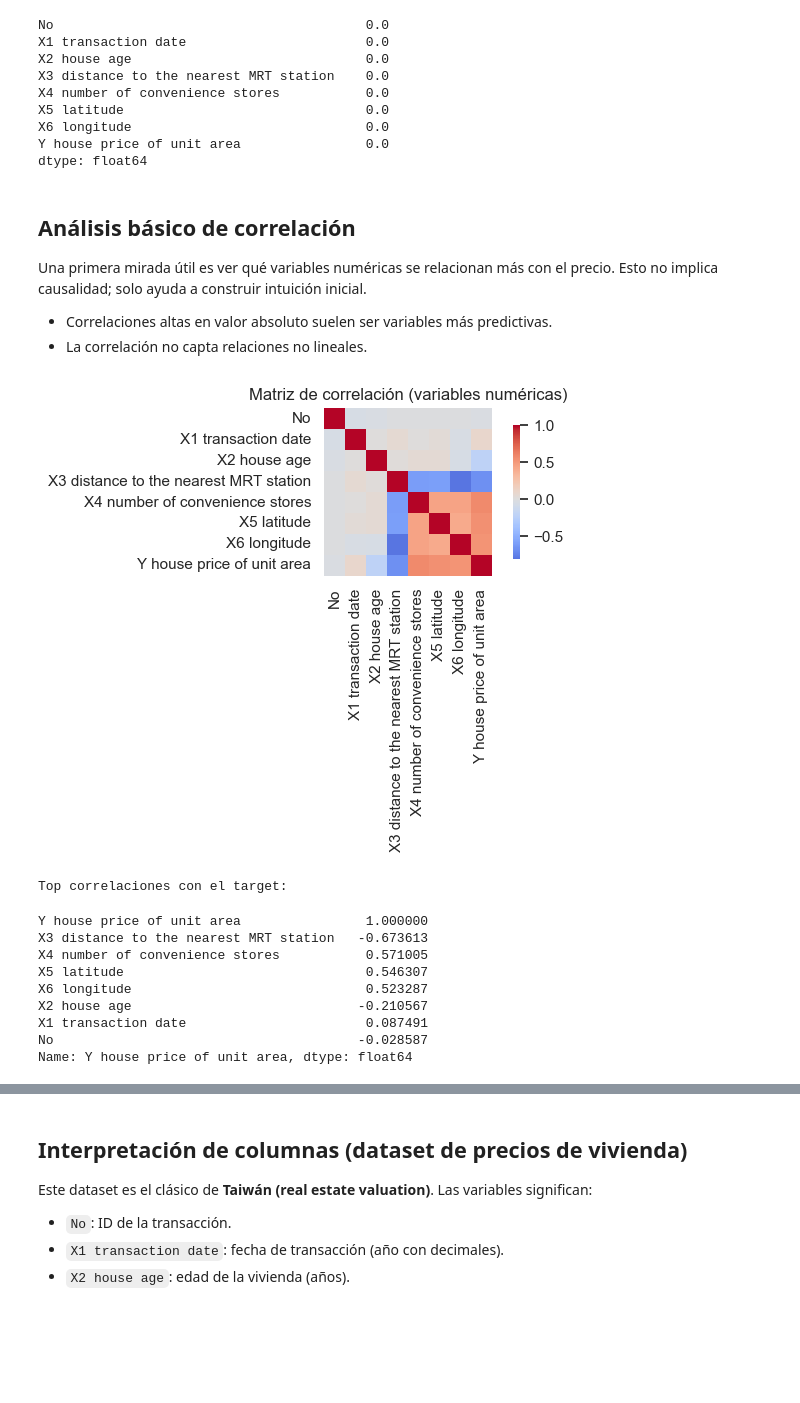
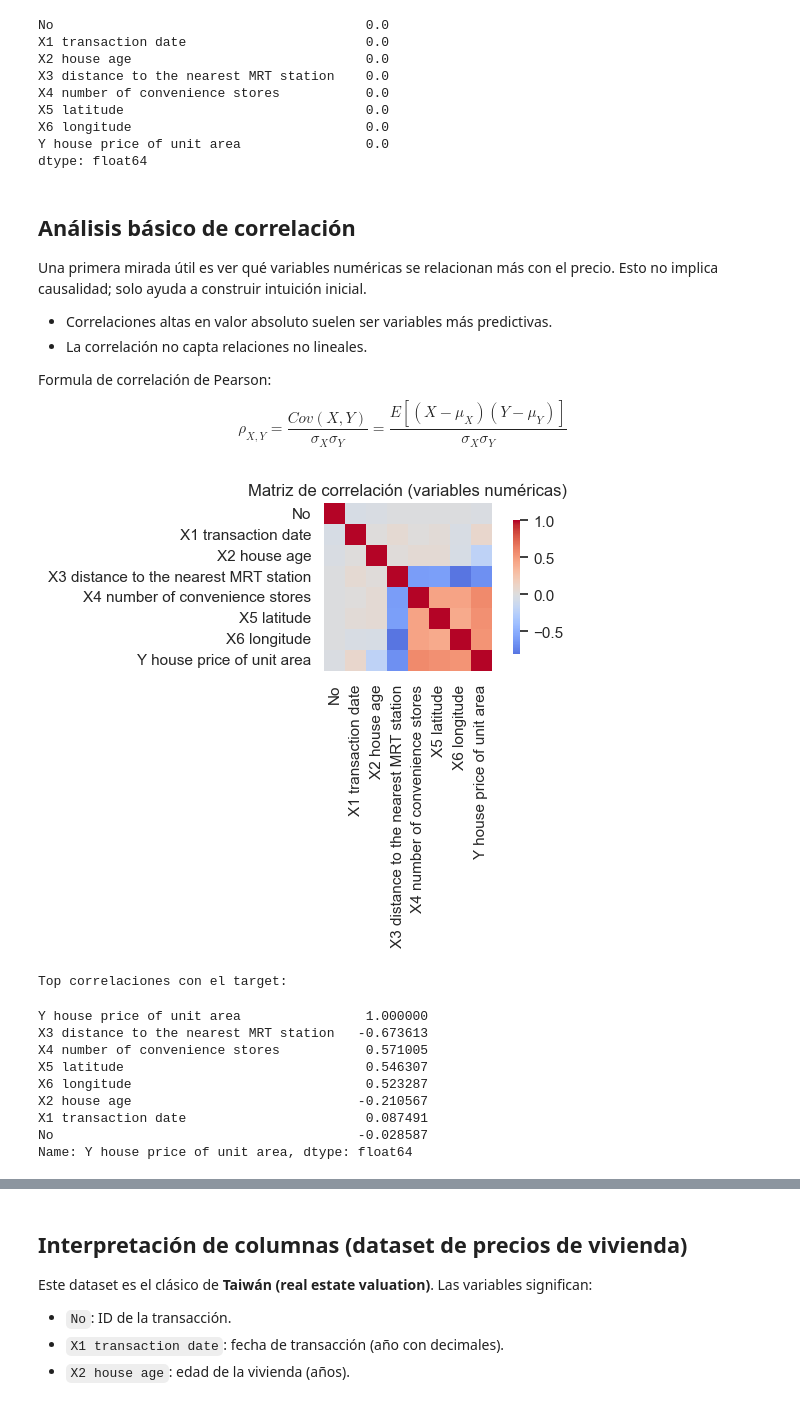
Before and after one commit to santineiraher/HE2_Consultor-a_IA_Responsable, a Jupyter notebook: Semana 03 - Regresión (MCO) y Paradigma/scripts/HE2_regresion_elasticnet_pipeline.ipynb, the cells around one changed output, grey strips where cells are left out. Drawn from its saved outputs; the diff is of its cells as text; code cells hidden in the pictures; blank space fills up the shorter version.

```diff
--- a/Semana 03 - Regresión (MCO) y Paradigma/scripts/HE2_regresion_elasticnet_pipeline.ipynb
+++ b/Semana 03 - Regresión (MCO) y Paradigma/scripts/HE2_regresion_elasticnet_pipeline.ipynb
@@ -114,30 +127,34 @@ Una primera mirada útil es ver qué variables numéricas se relacionan más con
 
 - Correlaciones altas en valor absoluto suelen ser variables más predictivas.
 - La correlación no capta relaciones no lineales.
+
+Formula de correlación de Pearson:
+$$\rho_{X,Y} = \frac{Cov(X,Y)}{\sigma_X \sigma_Y} = \frac{E[(X - \mu_X)(Y - \mu_Y)]}{\sigma_X \sigma_Y}
+$$
 # %%
 numeric_cols = df.select_dtypes(include=["number"]).columns
-corr = df[numeric_cols].corr()
+corr = df[numeric_cols].corr(method='pearson')
 
 plt.figure(figsize=(7, 5))
 sns.heatmap(corr, cmap="coolwarm", center=0, square=True, cbar_kws={"shrink": 0.8})
 plt.title("Matriz de correlación (variables numéricas)")
 plt.tight_layout()
 plt.show()
 
 # Intento simple de detectar el target para mostrar correlaciones
 candidates = [
     c for c in numeric_cols
     if any(k in c.lower() for k in ["price", "target", "value", "precio", "valor"])
 ]
 if candidates:
     target_for_corr = candidates[0]
     corr_target = corr[target_for_corr].sort_values(key=lambda s: s.abs(), ascending=False)
     print("Top correlaciones con el target:")
     display(corr_target.head(10))
 else:
     print("No se detectó target para correlaciones. Puedes definir TARGET más abajo.")
 # %% [output]
-[figure, old version]
+[figure, new version]
 Top correlaciones con el target:
 Y house price of unit area                1.000000
 X3 distance to the nearest MRT station   -0.673613
```
Also changed, not shown: parts of 19 cells of this notebook.
